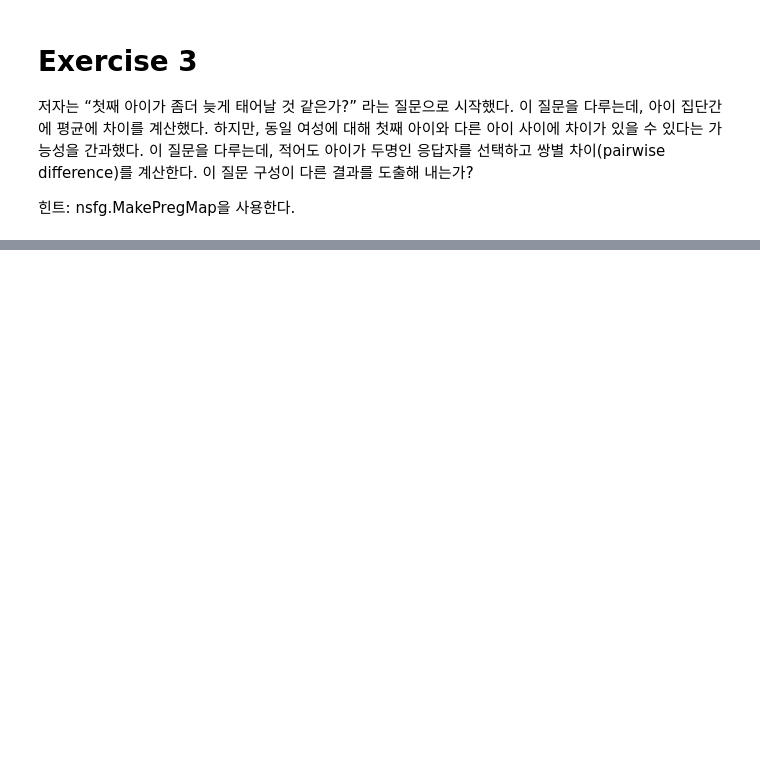
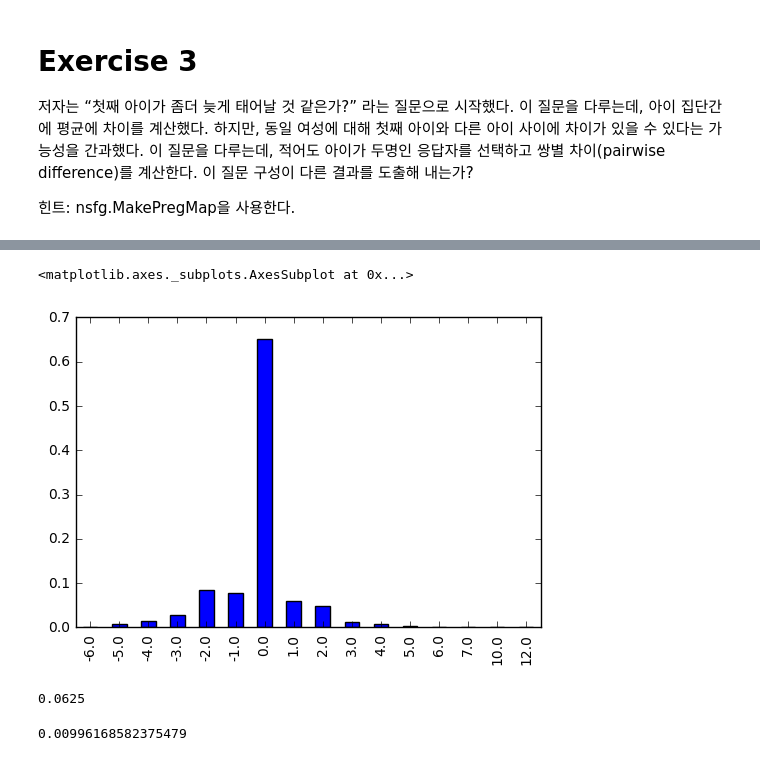
Before and after one commit to ermaker/thinkstats2chap3, a Jupyter notebook: chap3ex3.ipynb, the cells around one changed output, grey strips where cells are left out. Cells and saved outputs as stored; diff of their text form; code cells hidden in the pictures; blank space fills up the shorter version.

```diff
--- a/chap3ex3.ipynb
+++ b/chap3ex3.ipynb
@@ -11,8 +11,10 @@ import numpy as np
 import pandas as pd
 # %%
 import first
-import chap03soln
+import nsfg
 
-live, firsts, others = first.MakeFrames()
-chap03soln.PairWiseDifferences(live)
+live, _, _ = first.MakeFrames()
+live = live[live.prglngth >= 37]
+preg_map = nsfg.MakePregMap(live)
+preg_map
 # %% [output]
@@ -21,0 +38,5 @@ Mean difference between pairs 0.188505747126
+# %%
+data = np.concatenate([live.loc[indices[1:]].prglngth - live.loc[indices[0]].prglngth for indices in preg_map.values() if len(indices) > 1])
+pmf = pd.Series(data).value_counts().sort_index()
+pmf /= pmf.sum()
+pmf
@@ -21,0 +61,13 @@ Mean difference between pairs 0.188505747126
+# %%
+pmf.plot.bar()
+# %% [output]
+<matplotlib.axes._subplots.AxesSubplot at 0x...>
+[figure, added]
+# %%
+pmf.mean()
+# %% [output]
+0.0625
+# %%
+pmf.median()
+# %% [output]
+0.00996168582375479
```
Also changed, not shown: parts of 2 cells of this notebook.
